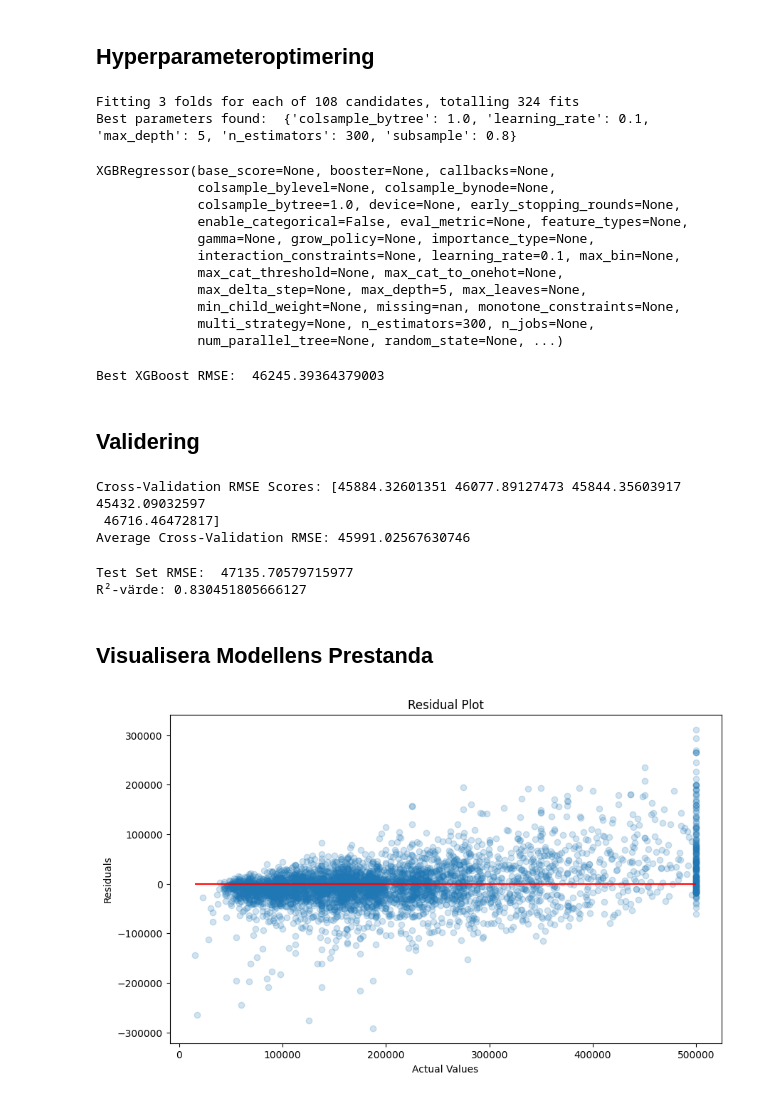
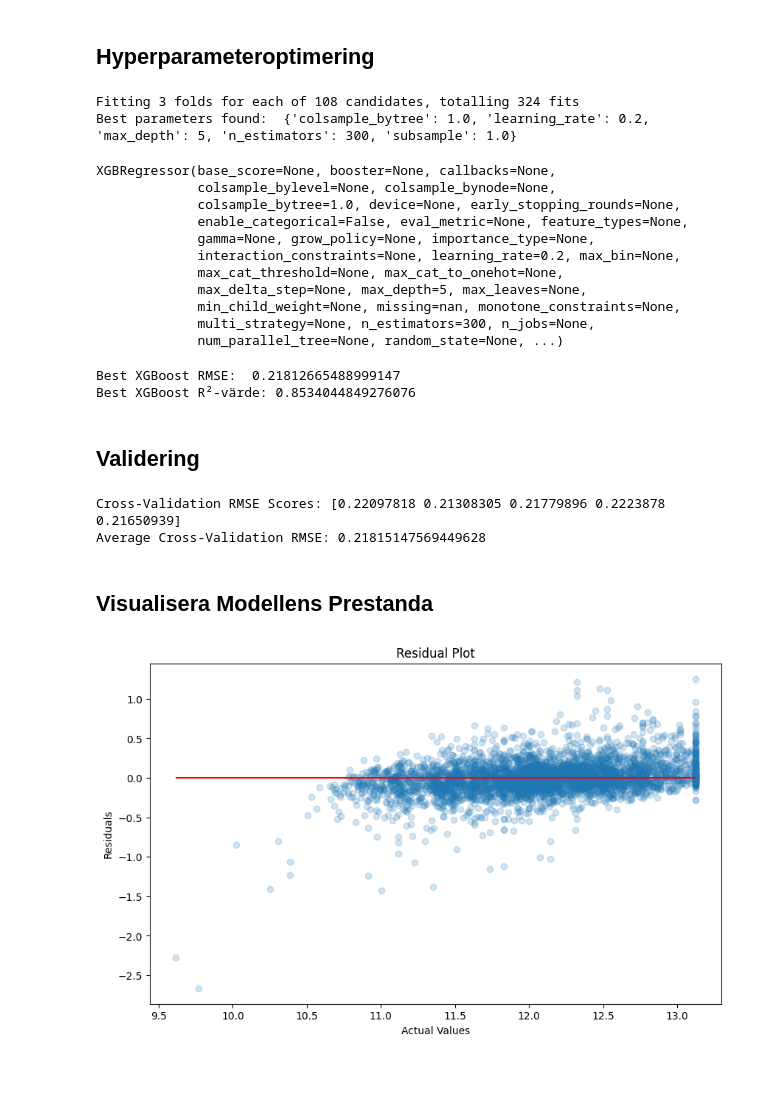
Before and after one commit to MarcusT96/AI-housing-prices, a Jupyter notebook: XGBoost_Regressor.ipynb, the cells around one changed output. Cells and saved outputs as stored; diff of their text form; code cells hidden in the pictures; blank space fills up the shorter version.

```diff
--- a/XGBoost_Regressor.ipynb
+++ b/XGBoost_Regressor.ipynb
@@ -17,7 +20,10 @@ df = pd.read_csv("housing.csv")
 # Rensa null-värden
 df['total_bedrooms'] = df['total_bedrooms'].fillna(df['total_bedrooms'].median())
 
-# Skapa nya funktioner för att ge mer insikter om hushållens sammansättning och användning av rum
+# Log-transformation av målvariabel
+df['median_house_value'] = np.log1p(df['median_house_value'])
+
+# Skapa nya funktioner
 df['rooms_per_household'] = df['total_rooms'] / df['households']
 df['bedrooms_per_room'] = df['total_bedrooms'] / df['total_rooms']
 df['population_per_household'] = df['population'] / df['households']
@@ -25,6 +31,7 @@ df['population_per_household'] = df['population'] / df['households']
 # Ändra ocean_proximity till kategorier
 df = pd.get_dummies(df, columns=['ocean_proximity'], drop_first=True)
 
+# Definiera X och y
 X = df.drop('median_house_value', axis=1)
 y = df['median_house_value']
 # %% [markdown]
@@ -33,6 +40,11 @@ y = df['median_house_value']
 X_train, X_test, y_train, y_test = train_test_split(X, y, test_size=0.2, random_state=42)
 # %% [markdown]
 ## Träna och Utvärdera XGBoost-Modellen
+# %%
+# Skala funktionerna
+scaler = StandardScaler()
+X_train_scaled = scaler.fit_transform(X_train)
+X_test_scaled = scaler.transform(X_test)
 # %%
 # Skapa och träna en XGBoost-modell
 xgb_reg = XGBRegressor(random_state=42)
@@ -61,7 +75,7 @@ XGBoost RMSE:  47135.70579715977
 # %% [markdown]
 ## Hyperparameteroptimering
 # %%
-# Definiera parametergrid för GridSearchCV
+# Hyperparameter tuning med GridSearchCV
 param_grid = {
     'n_estimators': [100, 200, 300],
     'max_depth': [3, 4, 5],
@@ -70,11 +84,8 @@ param_grid = {
     'colsample_bytree': [0.8, 1.0]
 }
 
-# Skapa en GridSearchCV
 grid_search = GridSearchCV(estimator=xgb_reg, param_grid=param_grid, cv=3, n_jobs=-1, verbose=2, scoring='neg_mean_squared_error')
-
-# Träna GridSearchCV
-grid_search.fit(X_train, y_train)
+grid_search.fit(X_train_scaled, y_train)
 
 # Hitta de bästa parametervärdena
 best_params = grid_search.best_params_
@@ -82,16 +93,16 @@ print("Best parameters found: ", best_params)
 
 # Använd de bästa parametervärdena för att träna en ny XGBoost-modell
 best_xgb = XGBRegressor(**best_params)
-best_xgb.fit(X_train, y_train)
+best_xgb.fit(X_train_scaled, y_train)
 # %% [output]
 Fitting 3 folds for each of 108 candidates, totalling 324 fits
-Best parameters found:  {'colsample_bytree': 1.0, 'learning_rate': 0.1, 'max_depth': 5, 'n_estimators': 300, 'subsample': 0.8}
+Best parameters found:  {'colsample_bytree': 1.0, 'learning_rate': 0.2, 'max_depth': 5, 'n_estimators': 300, 'subsample': 1.0}
 XGBRegressor(base_score=None, booster=None, callbacks=None,
              colsample_bylevel=None, colsample_bynode=None,
              colsample_bytree=1.0, device=None, early_stopping_rounds=None,
              enable_categorical=False, eval_metric=None, feature_types=None,
              gamma=None, grow_policy=None, importance_type=None,
-             interaction_constraints=None, learning_rate=0.1, max_bin=None,
+             interaction_constraints=None, learning_rate=0.2, max_bin=None,
              max_cat_threshold=None, max_cat_to_onehot=None,
              max_delta_step=None, max_depth=5, max_leaves=None,
              min_child_weight=None, missing=nan, monotone_constraints=None,
@@ -99,51 +110,42 @@ XGBRegressor(base_score=None, booster=None, callbacks=None,
              num_parallel_tree=None, random_state=None, ...)
 # %%
 # Utvärdera den bästa XGBoost-modellen
-y_pred_best_xgb = best_xgb.predict(X_test)
-best_xgb_mse = mean_squared_error(y_test, y_pred_best_xgb)
-best_xgb_rmse = np.sqrt(best_xgb_mse)
+y_pred_best_xgb = best_xgb.predict(X_test_scaled)
+best_xgb_rmse = np.sqrt(mean_squared_error(y_test, y_pred_best_xgb))
+best_xgb_r2 = r2_score(y_test, y_pred_best_xgb)
 
 print("Best XGBoost RMSE: ", best_xgb_rmse)
+print("Best XGBoost R²-värde:", best_xgb_r2)
 # %% [output]
-Best XGBoost RMSE:  46245.39364379003
+Best XGBoost RMSE:  0.21812665488999147
+Best XGBoost R²-värde: 0.8534044849276076
 # %% [markdown]
 ## Validering
 # %%
 # Korskontroll för validering
-scores = cross_val_score(best_xgb, X_train, y_train, scoring='neg_mean_squared_error',)
+scores = cross_val_score(best_xgb, X_train_scaled, y_train, scoring='neg_mean_squared_error', cv=5)
 rmse_scores = np.sqrt(-scores)
 
 print("Cross-Validation RMSE Scores:", rmse_scores)
 print("Average Cross-Validation RMSE:", rmse_scores.mean())
 # %% [output]
-Cross-Validation RMSE Scores: [45884.32601351 46077.89127473 45844.35603917 45432.09032597
- 46716.46472817]
-Average Cross-Validation RMSE: 45991.02567630746
+Cross-Validation RMSE Scores: [0.22097818 0.21308305 0.21779896 0.2223878  0.21650939]
+Average Cross-Validation RMSE: 0.21815147569449628
-# %%
-# Utvärdera modellen på testdata
-y_pred_xgb = xgb_reg.predict(X_test)
-xgb_mse = mean_squared_error(y_test, y_pred_xgb)
-xgb_rmse = np.sqrt(xgb_mse)
-
-print("Test Set RMSE: ", xgb_rmse)
-print("R²-värde:", r2_score(y_test, y_pred_xgb))
-# %% [output]
-Test Set RMSE:  47135.70579715977
-R²-värde: 0.830451805666127
 # %% [markdown]
 ## Visualisera Modellens Prestanda
 # %%
 # Residual Plot
+residuals = y_test - y_pred_best_xgb
 plt.figure(figsize=(10, 6))
-plt.scatter(y_test, y_test - y_pred_best_xgb, alpha=0.2)
+plt.scatter(y_test, residuals, alpha=0.2)
 plt.hlines(y=0, xmin=y_test.min(), xmax=y_test.max(), colors='r')
 plt.xlabel('Actual Values')
 plt.ylabel('Residuals')
 plt.title('Residual Plot')
 
 plt.show()
 # %% [output]
-[figure, old version]
+[figure, new version]
 # %%
 # Distribution of Residuals
 plt.figure(figsize=(10, 6))
```
Also changed, not shown: parts of 4 cells of this notebook.
